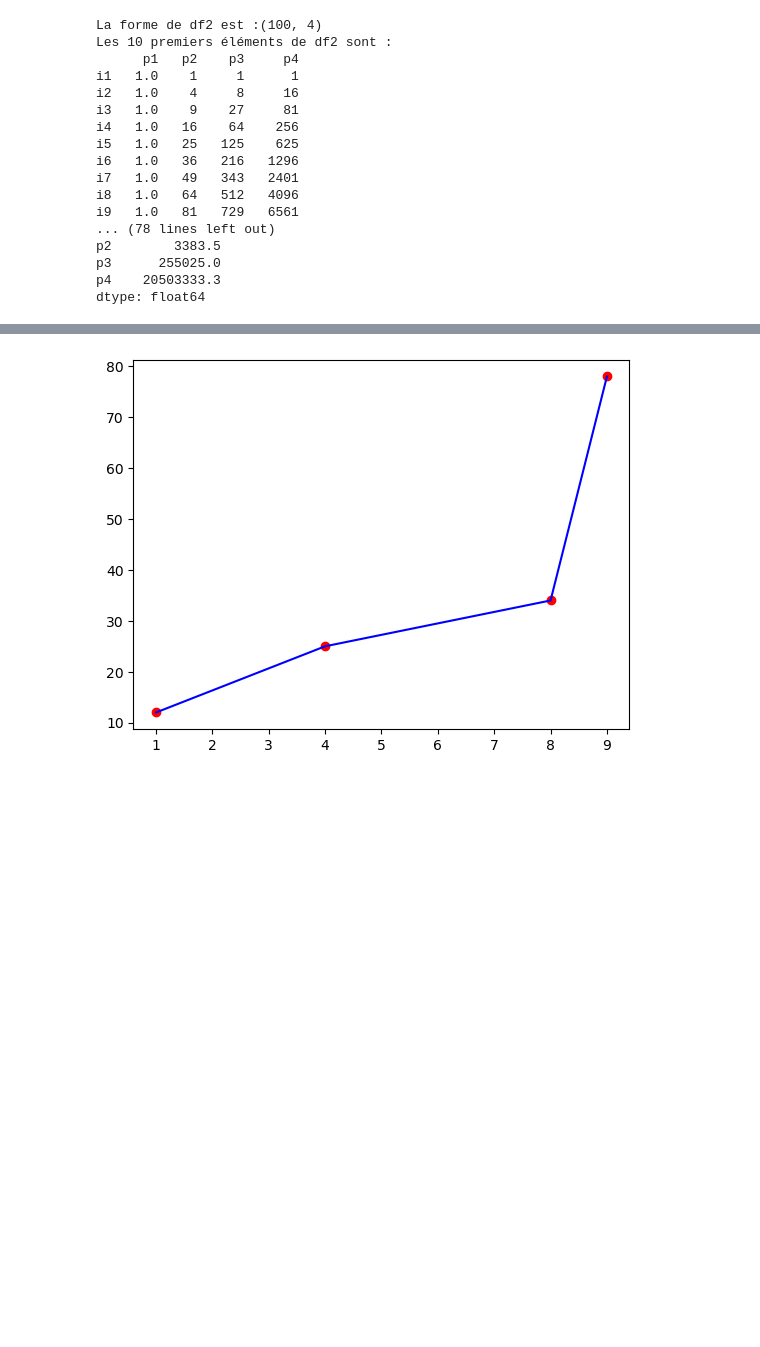
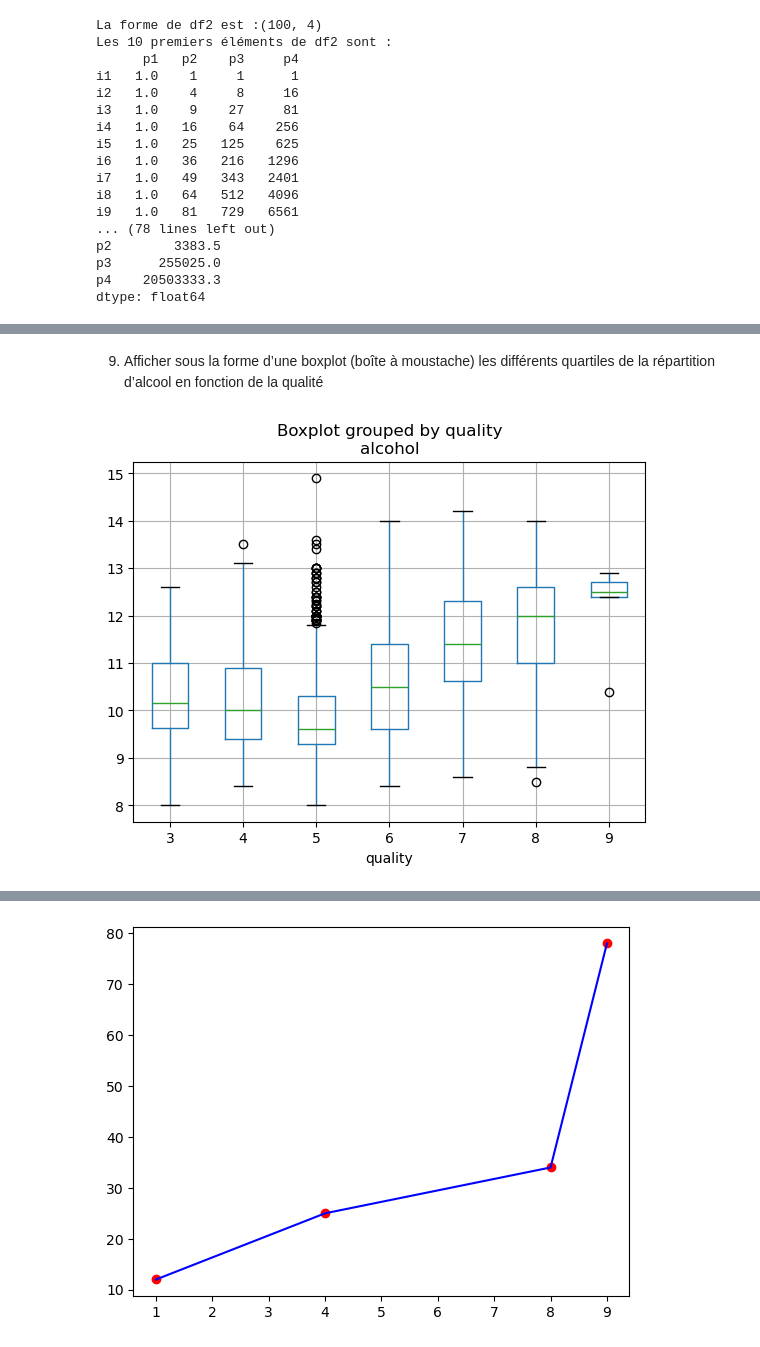
Before and after one commit to Samuelhcq/MachineLearning, a Jupyter notebook: TP2/TP2.ipynb, the cells around one changed output, grey strips where cells are left out. Saved outputs shown, nothing was run; the diff lists cells and outputs as text; code cells hidden in the pictures; blank space fills up the shorter version.

```diff
--- a/TP2/TP2.ipynb
+++ b/TP2/TP2.ipynb
@@ -184,0 +274,8 @@ dtype: float64
+# %% [markdown]
+9. Afficher sous la forme d’une boxplot (boîte à moustache) les différents quartiles de la répartition d’alcool en fonction de
+la qualité
+# %%
+wines.boxplot(column="alcohol",by="quality")
+plt.show()
+# %% [output]
+[figure, added]
```
Also changed, not shown: parts of 17 cells of this notebook, 5 other files.
